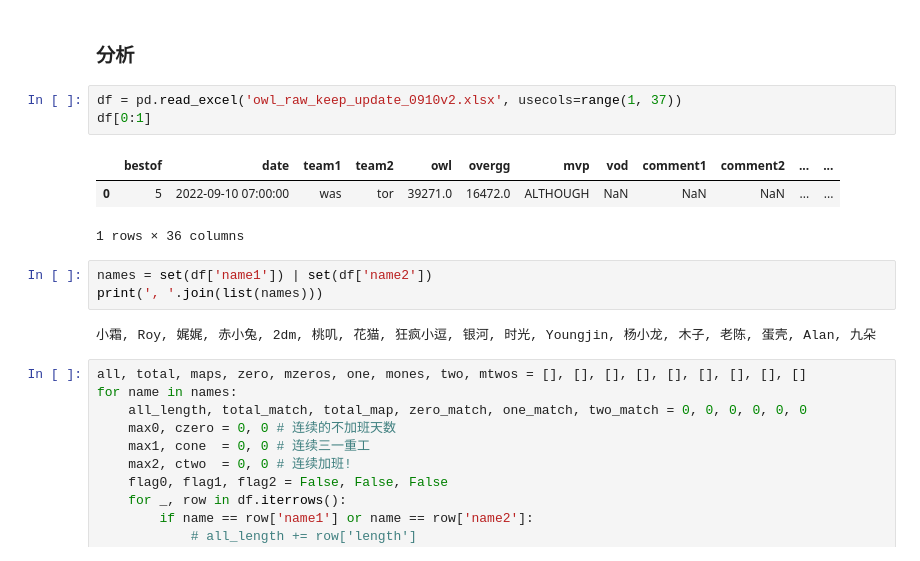
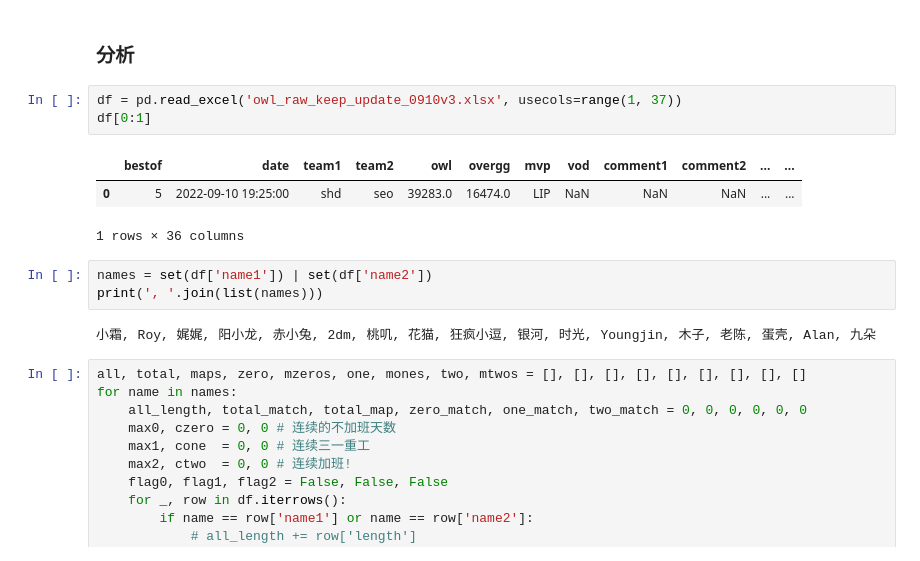
Before and after one commit to Cloudiiink/OWL_Commentators_CN, a Jupyter notebook: owl_liquipedia.ipynb, the cells around one changed output. Saved outputs shown, nothing was run; the diff lists cells and outputs as text.

```diff
--- a/owl_liquipedia.ipynb
+++ b/owl_liquipedia.ipynb
@@ -633,17 +635,17 @@ fig.show()
 # %% [markdown]
 ### 分析
 # %%
-df = pd.read_excel('owl_raw_keep_update_0910v2.xlsx', usecols=range(1, 37))
+df = pd.read_excel('owl_raw_keep_update_0910v3.xlsx', usecols=range(1, 37))
 df[0:1]
 # %% [output]
 |  | bestof | date | team1 | team2 | owl | overgg | mvp | vod | comment1 | comment2 | ... | ... |
-| 0 | 5 | 2022-09-10 07:00:00 | was | tor | 39271.0 | 16472.0 | ALTHOUGH | NaN | NaN | NaN | ... | ... |
+| 0 | 5 | 2022-09-10 19:25:00 | shd | seo | 39283.0 | 16474.0 | LIP | NaN | NaN | NaN | ... | ... |
 1 rows × 36 columns
 # %%
 names = set(df['name1']) | set(df['name2'])
 print(', '.join(list(names)))
 # %% [output]
-小霜, Roy, 娓娓, 赤小兔, 2dm, 桃叽, 花猫, 狂疯小逗, 银河, 时光, Youngjin, 杨小龙, 木子, 老陈, 蛋壳, Alan, 九朵
+小霜, Roy, 娓娓, 阳小龙, 赤小兔, 2dm, 桃叽, 花猫, 狂疯小逗, 银河, 时光, Youngjin, 木子, 老陈, 蛋壳, Alan, 九朵
 # %%
 all, total, maps, zero, mzeros, one, mones, two, mtwos = [], [], [], [], [], [], [], [], []
 for name in names:
```
Also changed, not shown: parts of 9 cells of this notebook, 1 other file.
